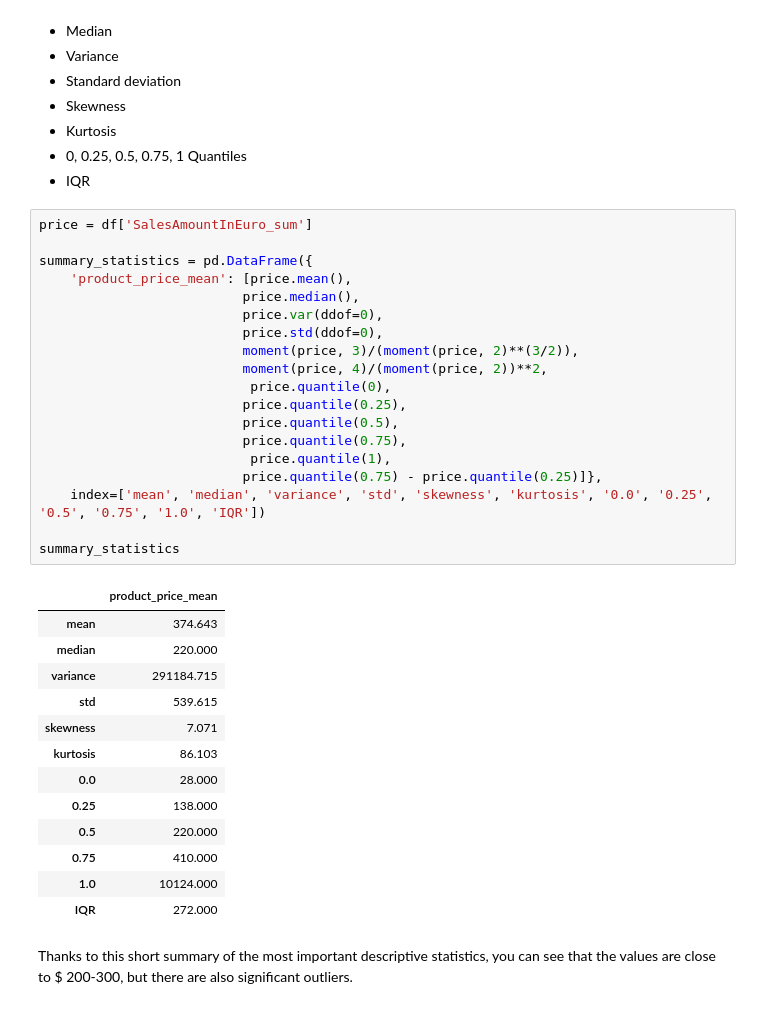
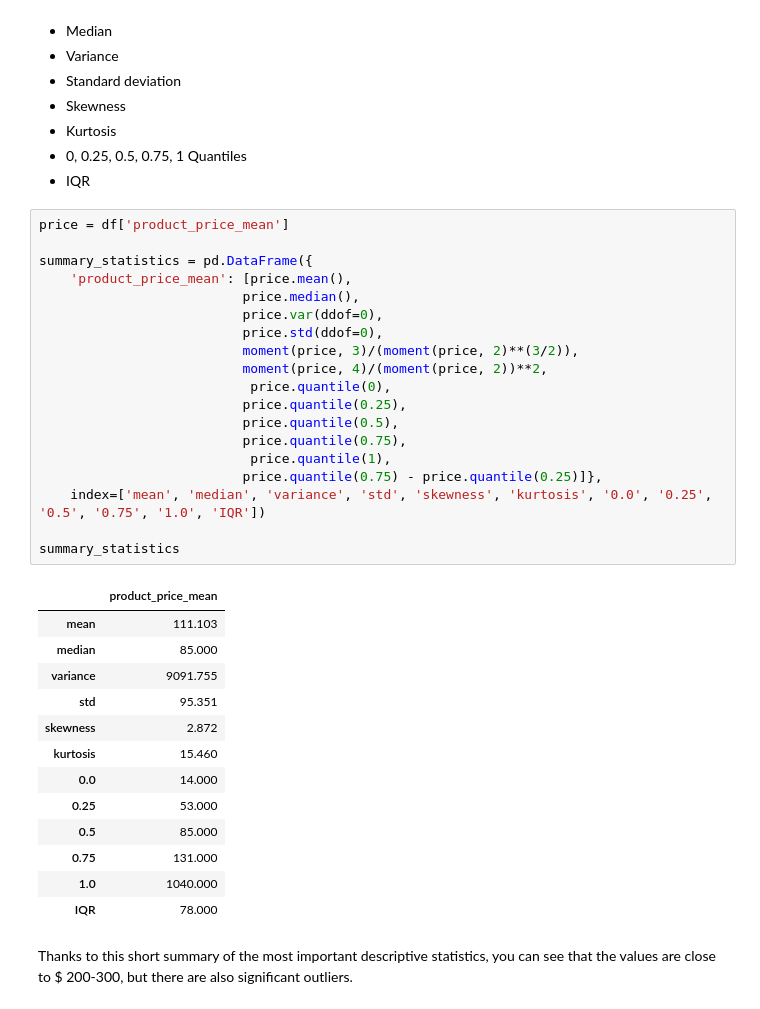
Before and after one commit to anras5/Criteo-Search-Data, a Jupyter notebook: main_notebook.ipynb, the cells around one changed output. Cells and saved outputs as stored; diff of their text form.

```diff
--- a/main_notebook.ipynb
+++ b/main_notebook.ipynb
@@ -225,38 +225,38 @@ Summary statistics:
 - 0, 0.25, 0.5, 0.75, 1 Quantiles
 - IQR
 # %%
-price = df['SalesAmountInEuro_sum']
+price = df['product_price_mean']
 
 summary_statistics = pd.DataFrame({
     'product_price_mean': [price.mean(),
                           price.median(),
                           price.var(ddof=0),
                           price.std(ddof=0),
                           moment(price, 3)/(moment(price, 2)**(3/2)),
                           moment(price, 4)/(moment(price, 2))**2,
                            price.quantile(0),
                           price.quantile(0.25),
                           price.quantile(0.5),
                           price.quantile(0.75),
                            price.quantile(1),
                           price.quantile(0.75) - price.quantile(0.25)]},
     index=['mean', 'median', 'variance', 'std', 'skewness', 'kurtosis', '0.0', '0.25', '0.5', '0.75', '1.0', 'IQR'])
 
 summary_statistics
 # %% [output]
 |  | product_price_mean |
-| mean | 374.643 |
-| median | 220.000 |
-| variance | 291184.715 |
-| std | 539.615 |
-| skewness | 7.071 |
-| kurtosis | 86.103 |
-| 0.0 | 28.000 |
-| 0.25 | 138.000 |
-| 0.5 | 220.000 |
-| 0.75 | 410.000 |
-| 1.0 | 10124.000 |
-| IQR | 272.000 |
+| mean | 111.103 |
+| median | 85.000 |
+| variance | 9091.755 |
+| std | 95.351 |
+| skewness | 2.872 |
+| kurtosis | 15.460 |
+| 0.0 | 14.000 |
+| 0.25 | 53.000 |
+| 0.5 | 85.000 |
+| 0.75 | 131.000 |
+| 1.0 | 1040.000 |
+| IQR | 78.000 |
 # %% [markdown]
 Thanks to this short summary of the most important descriptive statistics, you can see that the values are close to $ 200-300, but there are also significant outliers.
 # %% [markdown]
```
Also changed, not shown: parts of 1 cell of this notebook.
